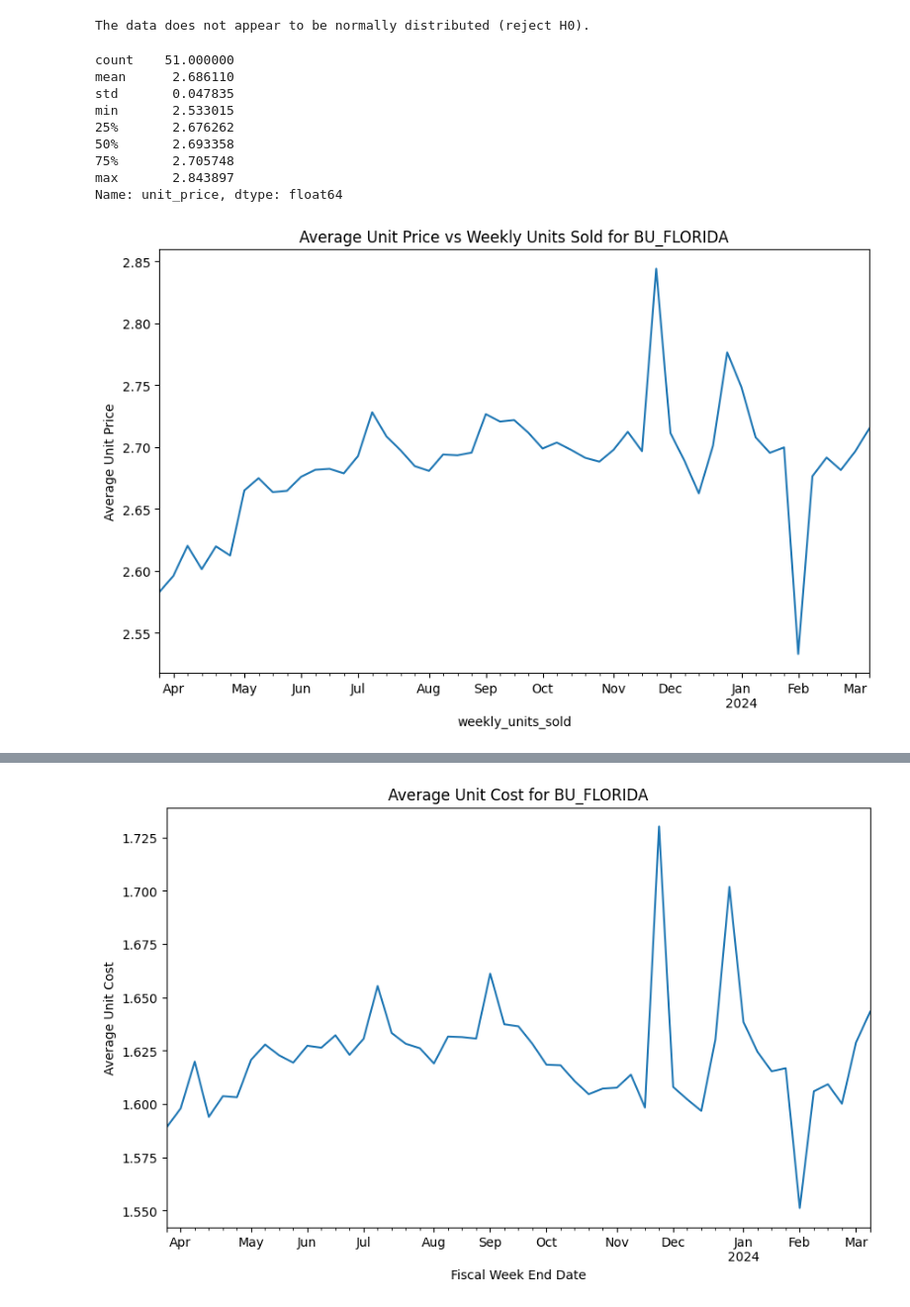
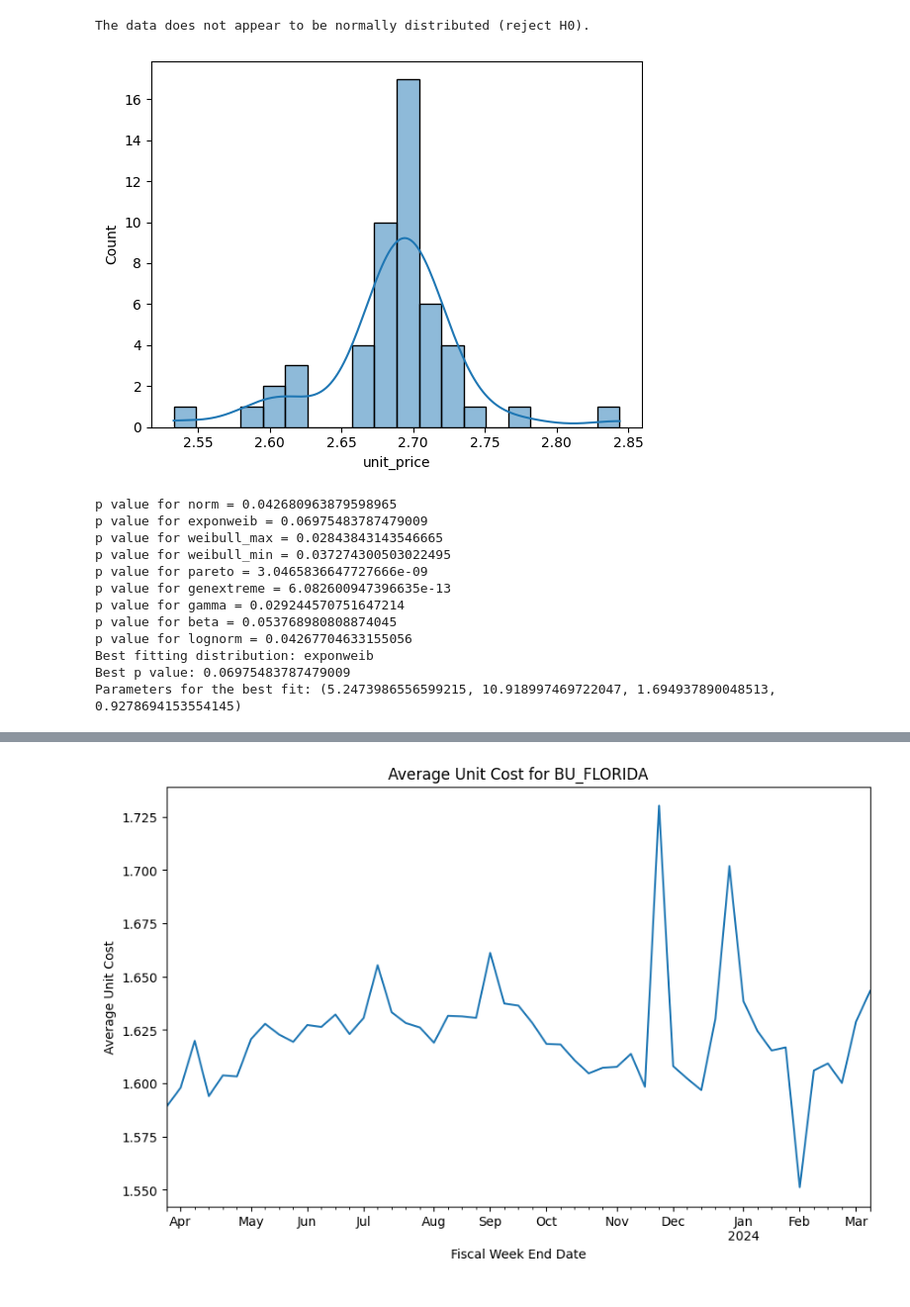
Before and after one commit to MariamAmmar/6644_Final_Project, a Jupyter notebook: BU_Florida.ipynb, the cells around one changed output, grey strips where cells are left out. Shown at 99% size. Drawn from its saved outputs; the diff is of its cells as text; code cells hidden in the pictures.

```diff
--- a/BU_Florida.ipynb
+++ b/BU_Florida.ipynb
@@ -654,26 +649,52 @@ else:
     print('The data does not appear to be normally distributed (reject H0).')
 # %% [output]
 The data does not appear to be normally distributed (reject H0).
-# %%
-# summary statistics weekly_unit_price
-
-weekly_unit_price.describe()
-# %% [output]
-count    51.000000
-mean      2.686110
-std       0.047835
-min       2.533015
-25%       2.676262
-50%       2.693358
-75%       2.705748
-max       2.843897
-Name: unit_price, dtype: float64
-# %%
-
-weekly_unit_price.plot(kind='line', figsize=(10, 6), x=weekly_units_sold)
-plt.xlabel('weekly_units_sold')
-plt.ylabel('Average Unit Price')
-plt.title('Average Unit Price vs Weekly Units Sold for BU_FLORIDA')
-plt.show()
-# %% [output]
-[figure, removed]
+# %%
+#identify the type of distribution of weekly_unit_price
+
+import scipy.stats as st
+import pandas as pd
+import matplotlib.pyplot as plt
+import seaborn as sns
+
+# Load your data into a pandas DataFrame
+data = weekly_unit_price
+
+# Visual inspection
+sns.histplot(data, kde=True)
+plt.show()
+
+# Define the distributions to test
+dist_names = ["norm", "exponweib", "weibull_max", "weibull_min", "pareto", "genextreme", "gamma", "beta", "lognorm"]
+
+# Fit your data to each distribution
+dist_results = []
+params = {}
+for dist_name in dist_names:
+    dist = getattr(st, dist_name)
+    param = dist.fit(data)
+    params[dist_name] = param
+    # Apply the Kolmogorov-Smirnov test
+    D, p = st.kstest(data, dist_name, args=param)
+    print(f"p value for {dist_name} = {p}")
+    dist_results.append((dist_name, p))
+
+# Find the best fitting distribution
+best_dist, best_p = max(dist_results, key=lambda item: item[1])
+print(f"Best fitting distribution: {best_dist}")
+print(f"Best p value: {best_p}")
+print(f"Parameters for the best fit: {params[best_dist]}")
+# %% [output]
+[figure, added]
+p value for norm = 0.042680963879598965
+p value for exponweib = 0.06975483787479009
+p value for weibull_max = 0.02843843143546665
+p value for weibull_min = 0.037274300503022495
+p value for pareto = 3.0465836647727666e-09
+p value for genextreme = 6.082600947396635e-13
+p value for gamma = 0.029244570751647214
+p value for beta = 0.053768980808874045
+p value for lognorm = 0.04267704633155056
+Best fitting distribution: exponweib
+Best p value: 0.06975483787479009
+Parameters for the best fit: (5.2473986556599215, 10.918997469722047, 1.694937890048513, 0.9278694153554145)
```
Also changed, not shown: parts of 19 cells of this notebook.
